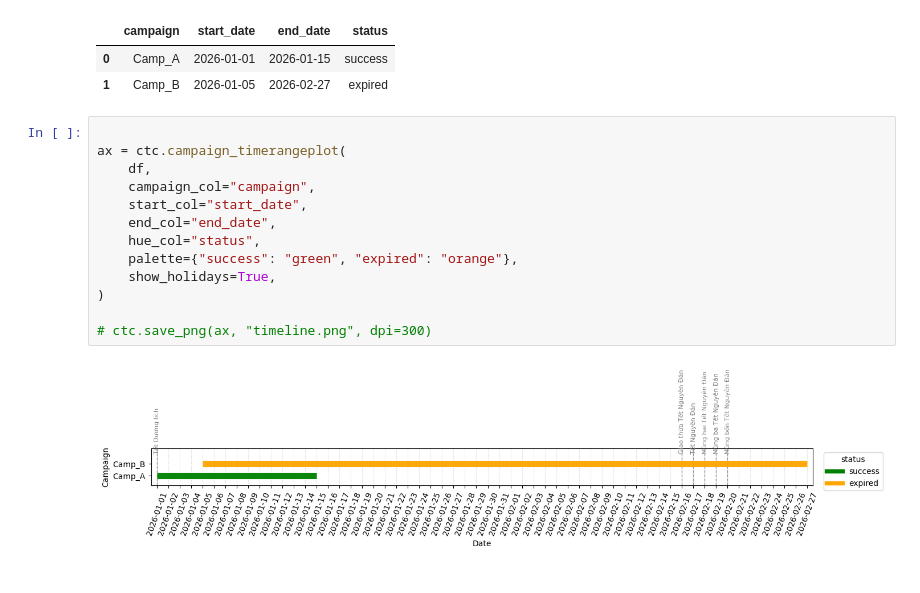
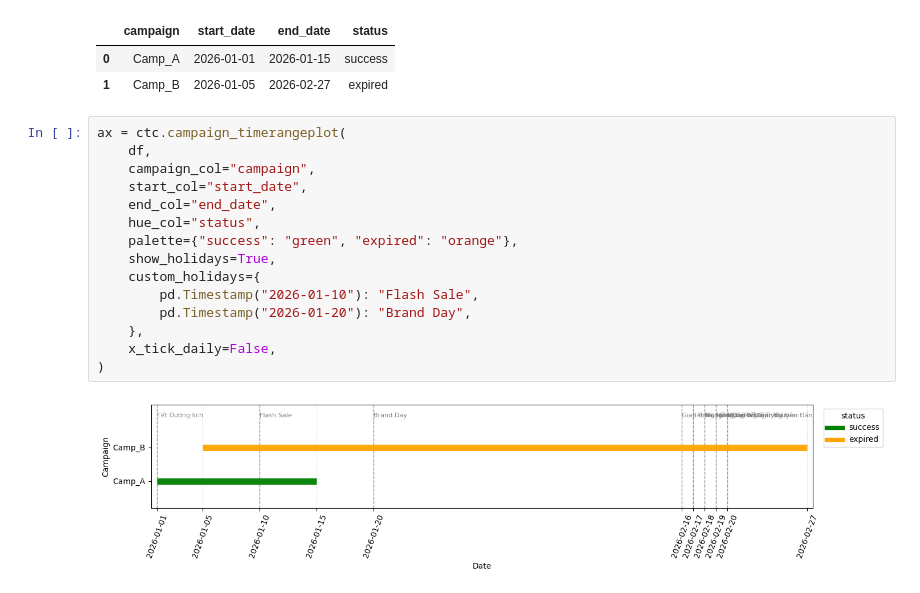
Before and after one commit to tamtridung/campaign_timerange_chart, a Jupyter notebook: test.ipynb, the cells around one changed output. Cells and saved outputs as stored; diff of their text form.

Commit message:
feat: custom hiliday

```diff
--- a/test.ipynb
+++ b/test.ipynb
@@ -24,17 +24,19 @@ df
 | 0 | Camp_A | 2026-01-01 | 2026-01-15 | success |
 | 1 | Camp_B | 2026-01-05 | 2026-02-27 | expired |
 # %%
-
 ax = ctc.campaign_timerangeplot(
     df,
     campaign_col="campaign",
     start_col="start_date",
     end_col="end_date",
     hue_col="status",
     palette={"success": "green", "expired": "orange"},
     show_holidays=True,
+    custom_holidays={
+        pd.Timestamp("2026-01-10"): "Flash Sale",
+        pd.Timestamp("2026-01-20"): "Brand Day",
+    },
+    x_tick_daily=False,
 )
-
-# ctc.save_png(ax, "timeline.png", dpi=300)
 # %% [output]
-[figure, old version]
+[figure, new version]
```
Also changed, not shown: 3 other files.
